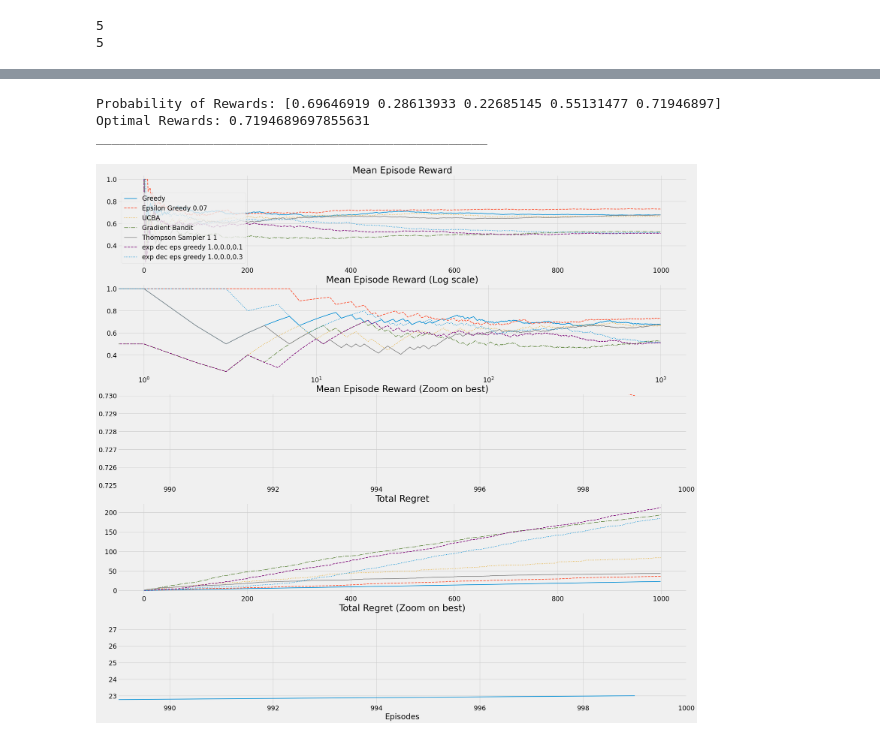
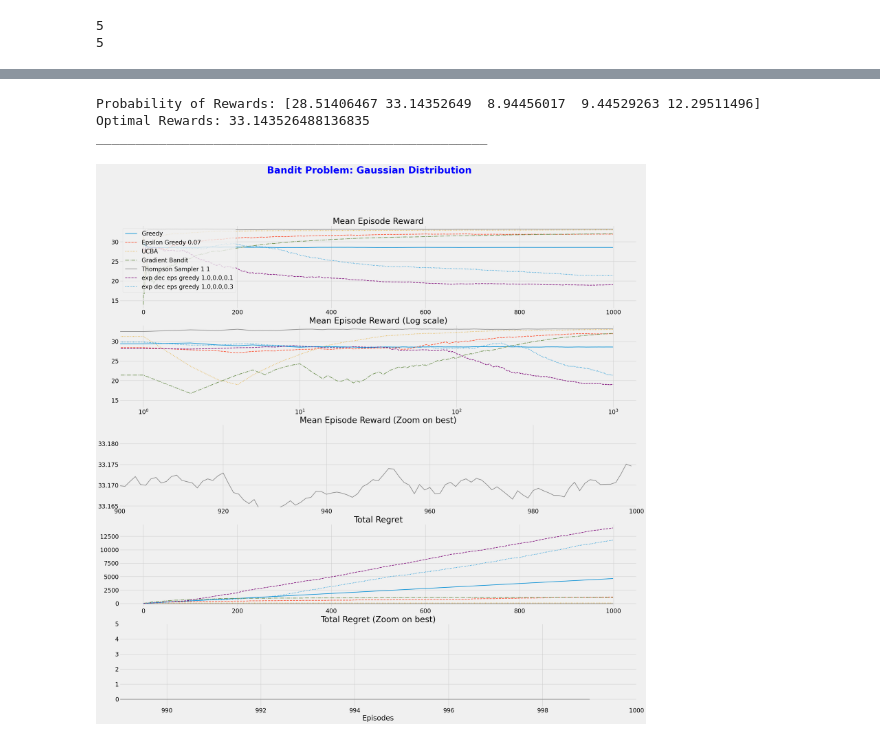
Before and after one commit to gulshan-123/soc-2024, a Jupyter notebook: week3/Assignment/results.ipynb, the cells around one changed output, grey strips where cells are left out. Drawn from its saved outputs; the diff is of its cells as text; code cells hidden in the pictures.

```diff
--- a/week3/Assignment/results.ipynb
+++ b/week3/Assignment/results.ipynb
@@ -63,7 +67,12 @@ agentsBern = [GreedyAgent(banditBern), epsGreedyAgent(banditBern,epsilon=0.07),
 
 agentsGauss = [GreedyAgent(banditGauss), epsGreedyAgent(banditGauss, epsilon=0.07), UCBAAgent(banditGauss), GradientBanditAgent(banditGauss), ThompsonSamplerAgent(banditGauss,alpha=1,beta=1),exp_dec_epsGreedyAgent(banditGauss,1.0,0.0,0.1), exp_dec_epsGreedyAgent(banditGauss,1.0,0.0,0.3)]
 # %%
-nameOfAgent=['Greedy', 'Epsilon Greedy 0.07', 'UCBA', 'Gradient Bandit', 'Thompson Sampler 1 1', 'exp dec eps greedy 1.0,0.0,0.1', 'exp dec eps greedy 1.0,0.0,0.3']
+nameOfAgent=['Greedy',
+             'Epsilon Greedy 0.07',
+             'UCBA', 'Gradient Bandit',
+             'Thompson Sampler 1 1',
+             'exp dec eps greedy 1.0,0.0,0.1',
+             'exp dec eps greedy 1.0,0.0,0.3']
 # %%
 # agentsBern[0] for demo
 i=4
@@ -291,12 +315,12 @@ __________________________________________________
 # %%
 results={}
-print(f'Probability of Rewards: {banditBern.probs}')
-print(f'Optimal Rewards: {banditBern.optimal}')
+print(f'Probability of Rewards: {banditGauss.means}')
+print(f'Optimal Rewards: {banditGauss.optimal}')
 print('_'*50)
 for i in range(len(agentsGauss)):
     agent=agentsGauss[i]
     n_episodes = 1000
-    Qe=np.empty((n_episodes, banditBern.getN()), dtype=np.float64)
+    Qe=np.empty((n_episodes, banditGauss.getN()), dtype=np.float64)
     returns = np.empty(n_episodes, dtype=np.float64)
     actions = np.empty(n_episodes, dtype=int)
 
@@ -305,7 +329,7 @@ for i in range(len(agentsGauss)):
             action=agent.action()
         except:
             action=agent.action(e)
-        reward=banditBern.choose(action)
+        reward=banditGauss.choose(action)
         agent.update(action, reward)
         Q, N = agent.getQN()
         Qe[e]=Q
@@ -313,8 +337,8 @@ for i in range(len(agentsGauss)):
         actions[e]=action
     name=nameOfAgent[i]
 
-    true_Q=banditBern.probs
-    opt_V=banditBern.optimal
+    true_Q=banditGauss.means
+    opt_V=banditGauss.optimal
     name,Re,Qe,Ae=name,returns,Qe,actions
     Ae=np.expand_dims(Ae,-1)
     episode_mean_rew = np.cumsum(Re) / (np.arange(len(Re)) + 1)
@@ -355,39 +379,48 @@ for label, result in results.items():
     axs[1].plot(mean_episode_mean_rew, color, linewidth=2, label=label)
     axs[1].set_xscale('log')
 
     axs[2].plot(mean_episode_mean_rew, color, linewidth=2, label=label)
     if max_ret < mean_episode_mean_rew[-1]: max_ret = mean_episode_mean_rew[-1]
-    axs[2].axis((mean_episode_mean_rew.shape[0]*0.989,
-                mean_episode_mean_rew.shape[0],
-                max_ret-0.005,
-                max_ret+0.0001))
+    # Adjust the x-axis to start from a smaller fraction of the total episodes, for broader view
+    x_start_fraction = 0.9  # Example: Start from 90% of episodes for a broader view
+    y_padding = 0.01  # Add some padding to the y-axis range for visibility
+
+    # Calculate new axis limits
+    x_start = mean_episode_mean_rew.shape[0] * x_start_fraction
+    x_end = mean_episode_mean_rew.shape[0]
+    y_start = max_ret - y_padding
+    y_end = max_ret + y_padding
+
+    # Apply the new axis limits
+    axs[2].axis((x_start, x_end, y_start, y_end))
 
     # regret
     cum_regret = np.array(result['cum_regret'])
     mean_cum_regret = np.mean(cum_regret, axis=0)
 
     axs[3].plot(mean_cum_regret, color, linewidth=2, label=label)
 
     axs[4].plot(mean_cum_regret, color, linewidth=2, label=label)
     if min_reg > mean_cum_regret[-1]: min_reg = mean_cum_regret[-1]
     plt.axis((mean_cum_regret.shape[0]*0.989,
             mean_cum_regret.shape[0],
             min_reg-0.5,
             min_reg+5))
 
     # config plot
     axs[0].set_title('Mean Episode Reward')
     axs[1].set_title('Mean Episode Reward (Log scale)')
     axs[2].set_title('Mean Episode Reward (Zoom on best)')
     axs[3].set_title('Total Regret')
     axs[4].set_title('Total Regret (Zoom on best)')
     plt.xlabel('Episodes')
-    axs[0].legend()
+    axs[0].legend(loc='upper left')
 
-
+fig.suptitle('Bandit Problem: Gaussian Distribution', fontsize=32, fontweight='bold',color='blue')
+plt.savefig('bandit_gaussian.png')
 plt.show()
 # %% [output]
-Probability of Rewards: [0.69646919 0.28613933 0.22685145 0.55131477 0.71946897]
-Optimal Rewards: 0.7194689697855631
+Probability of Rewards: [28.51406467 33.14352649  8.94456017  9.44529263 12.29511496]
+Optimal Rewards: 33.143526488136835
 __________________________________________________
-[figure, old version]
+[figure, new version]
```
Also changed, not shown: parts of 9 cells of this notebook, 3 other files.
